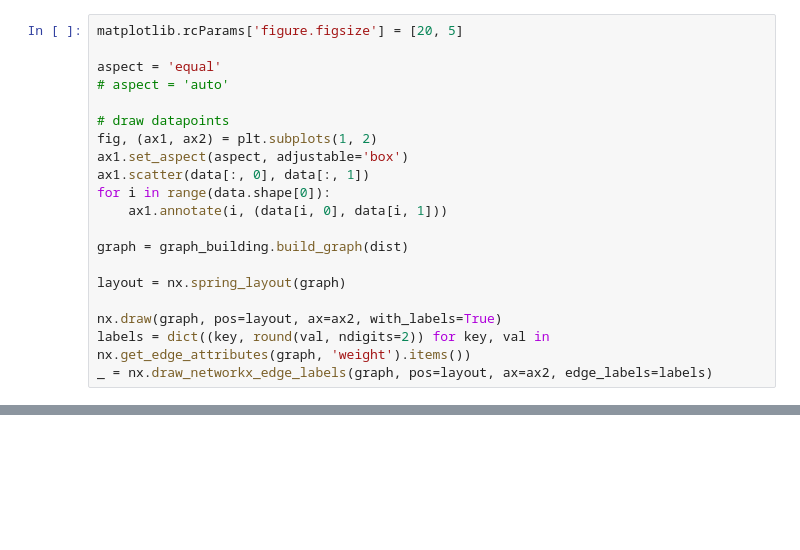
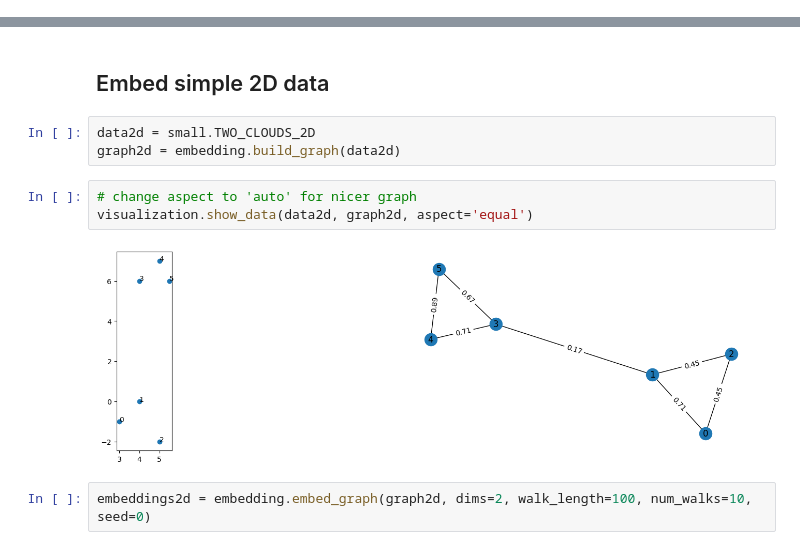
Before and after one commit to radajakub/GML-dim-reduction, a Jupyter notebook: notebooks/example.ipynb, the cells around one changed output, grey strips where cells are left out. Saved outputs shown, nothing was run; the diff lists cells and outputs as text; blank space fills up the shorter version.

Commit message:
Move into functions and simplify + fix visualization + separate data

```diff
--- a/notebooks/example.ipynb
+++ b/notebooks/example.ipynb
@@ -21,20 +0,0 @@ dist = graph_building.distances(data)
-# %%
-matplotlib.rcParams['figure.figsize'] = [20, 5]
-
-aspect = 'equal'
-# aspect = 'auto'
-
-# draw datapoints
-fig, (ax1, ax2) = plt.subplots(1, 2)
-ax1.set_aspect(aspect, adjustable='box')
-ax1.scatter(data[:, 0], data[:, 1])
-for i in range(data.shape[0]):
-    ax1.annotate(i, (data[i, 0], data[i, 1]))
-
-graph = graph_building.build_graph(dist)
-
-layout = nx.spring_layout(graph)
-
-nx.draw(graph, pos=layout, ax=ax2, with_labels=True)
-labels = dict((key, round(val, ndigits=2)) for key, val in nx.get_edge_attributes(graph, 'weight').items())
-_ = nx.draw_networkx_edge_labels(graph, pos=layout, ax=ax2, edge_labels=labels)
@@ -133,0 +9,12 @@ for idx, key in enumerate(keys):
+# %% [markdown]
+## Embed simple 2D data
+# %%
+data2d = small.TWO_CLOUDS_2D
+graph2d = embedding.build_graph(data2d)
+# %%
+# change aspect to 'auto' for nicer graph
+visualization.show_data(data2d, graph2d, aspect='equal')
+# %% [output]
+[figure, added]
+# %%
+embeddings2d = embedding.embed_graph(graph2d, dims=2, walk_length=100, num_walks=10, seed=0)
```
Also changed, not shown: parts of 23 cells of this notebook, 6 other files.
